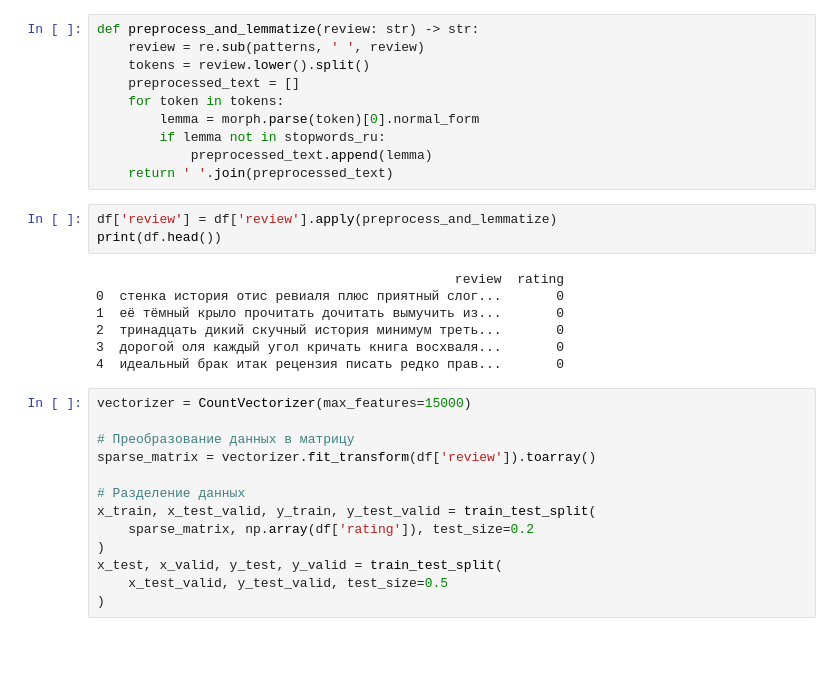
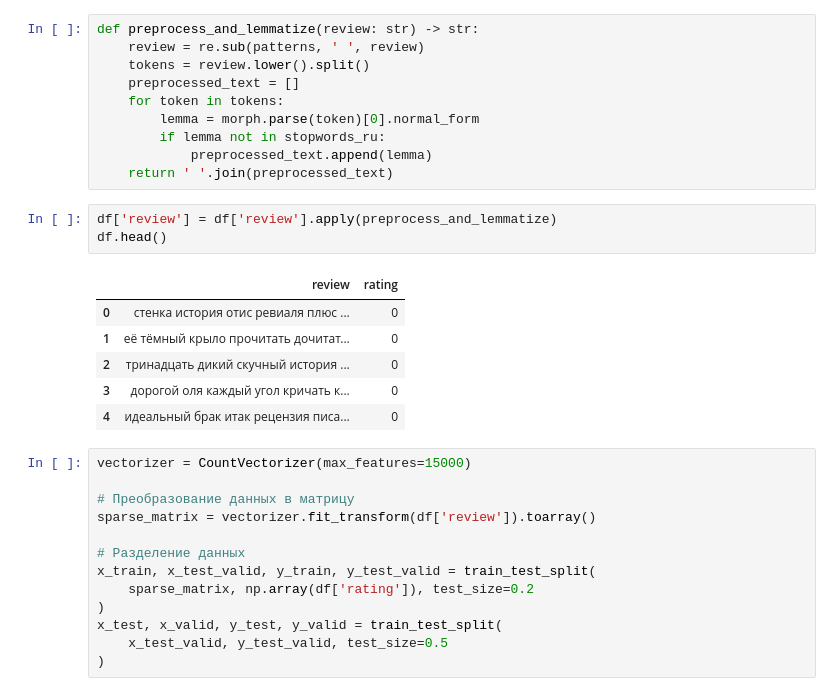
Before and after one commit to Wardonn-e/PP_5_LAB, a Jupyter notebook: main.ipynb, the cells around one changed output. Saved outputs shown, nothing was run; the diff lists cells and outputs as text; blank space fills up the shorter version.

```diff
--- a/main.ipynb
+++ b/main.ipynb
@@ -59,14 +58,14 @@ def preprocess_and_lemmatize(review: str) -> str:
     return ' '.join(preprocessed_text)
 # %%
 df['review'] = df['review'].apply(preprocess_and_lemmatize)
-print(df.head())
+df.head()
 # %% [output]
-                                              review  rating
-0  стенка история отис ревиаля плюс приятный слог...       0
-1  её тёмный крыло прочитать дочитать вымучить из...       0
-2  тринадцать дикий скучный история минимум треть...       0
-3  дорогой оля каждый угол кричать книга восхваля...       0
-4  идеальный брак итак рецензия писать редко прав...       0
+|  | review | rating |
+| 0 | стенка история отис ревиаля плюс ... | 0 |
+| 1 | её тёмный крыло прочитать дочитат... | 0 |
+| 2 | тринадцать дикий скучный история ... | 0 |
+| 3 | дорогой оля каждый угол кричать к... | 0 |
+| 4 | идеальный брак итак рецензия писа... | 0 |
 # %%
 vectorizer = CountVectorizer(max_features=15000)
 
```
Also changed, not shown: parts of 4 cells of this notebook.
